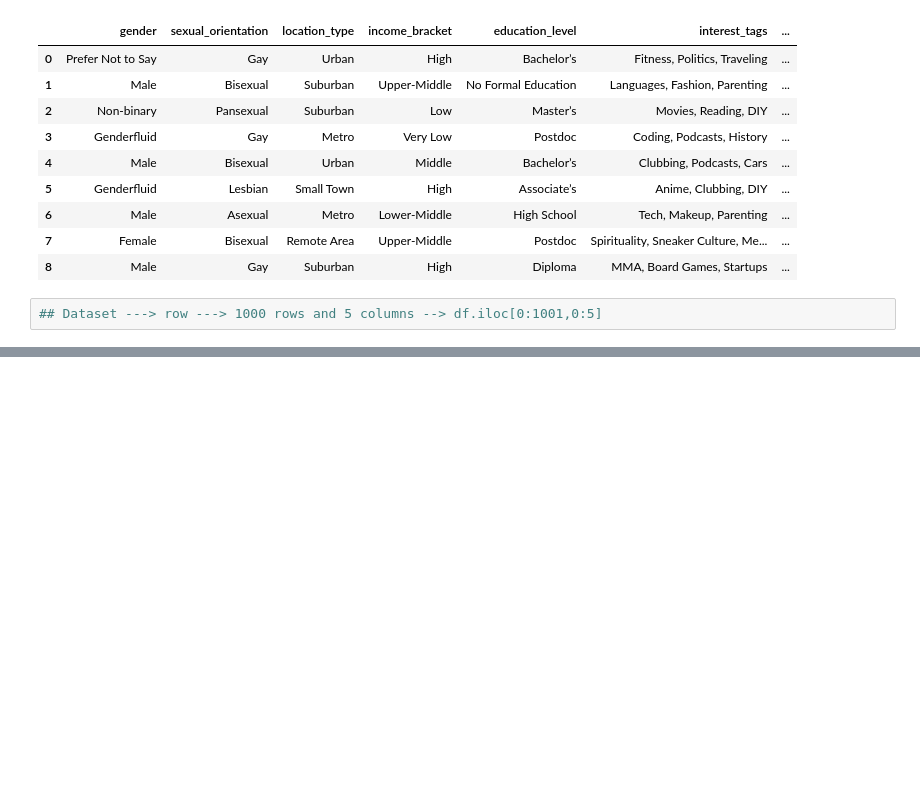
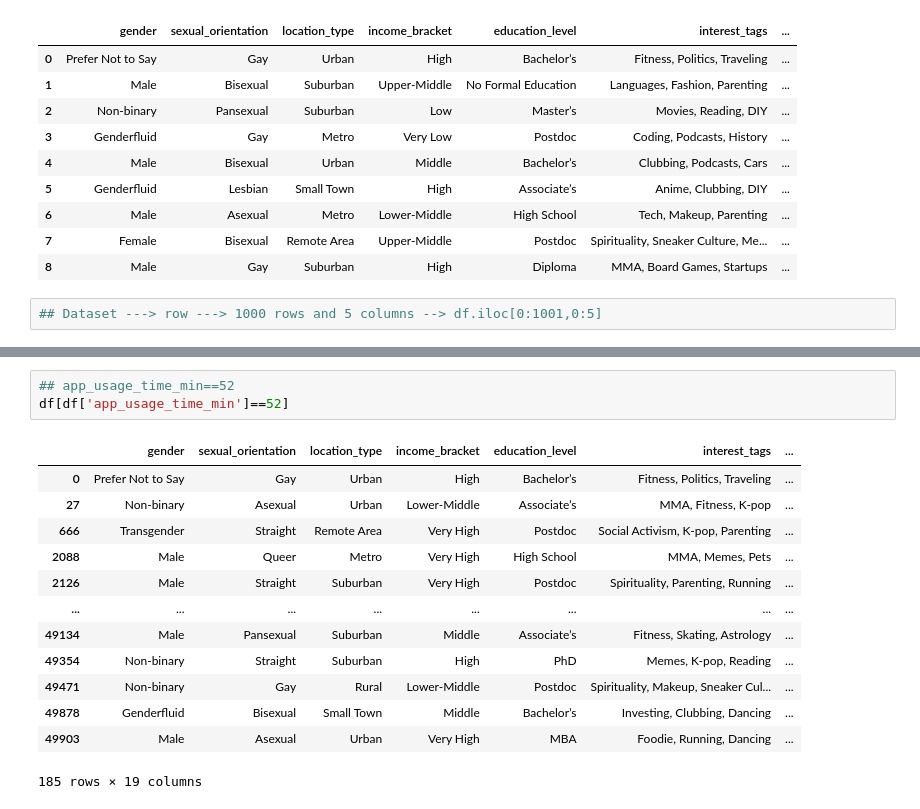
Before and after one commit to daksh-rajora/Gen-Ai, a Jupyter notebook: Machine Learning/PANDAS/DataFrame.ipynb, the cells around one changed output, grey strips where cells are left out. Saved outputs shown, nothing was run; the diff lists cells and outputs as text; blank space fills up the shorter version.

```diff
--- a/Machine Learning/PANDAS/DataFrame.ipynb
+++ b/Machine Learning/PANDAS/DataFrame.ipynb
@@ -690,0 +754,17 @@ df.iloc[0:9,0:7]
+# %%
+## app_usage_time_min==52
+df[df['app_usage_time_min']==52]
+# %% [output]
+|  | gender | sexual_orientation | location_type | income_bracket | education_level | interest_tags | ... |
+| 0 | Prefer Not to Say | Gay | Urban | High | Bachelor’s | Fitness, Politics, Traveling | ... |
+| 27 | Non-binary | Asexual | Urban | Lower-Middle | Associate’s | MMA, Fitness, K-pop | ... |
+| 666 | Transgender | Straight | Remote Area | Very High | Postdoc | Social Activism, K-pop, Parenting | ... |
+| 2088 | Male | Queer | Metro | Very High | High School | MMA, Memes, Pets | ... |
+| 2126 | Male | Straight | Suburban | Very High | Postdoc | Spirituality, Parenting, Running | ... |
+| ... | ... | ... | ... | ... | ... | ... | ... |
+| 49134 | Male | Pansexual | Suburban | Middle | Associate’s | Fitness, Skating, Astrology | ... |
+| 49354 | Non-binary | Straight | Suburban | High | PhD | Memes, K-pop, Reading | ... |
+| 49471 | Non-binary | Gay | Rural | Lower-Middle | Postdoc | Spirituality, Makeup, Sneaker Cul... | ... |
+| 49878 | Genderfluid | Bisexual | Small Town | Middle | Bachelor’s | Investing, Clubbing, Dancing | ... |
+| 49903 | Male | Asexual | Urban | Very High | MBA | Foodie, Running, Dancing | ... |
+185 rows × 19 columns
```
Also changed, not shown: parts of 38 cells of this notebook.
